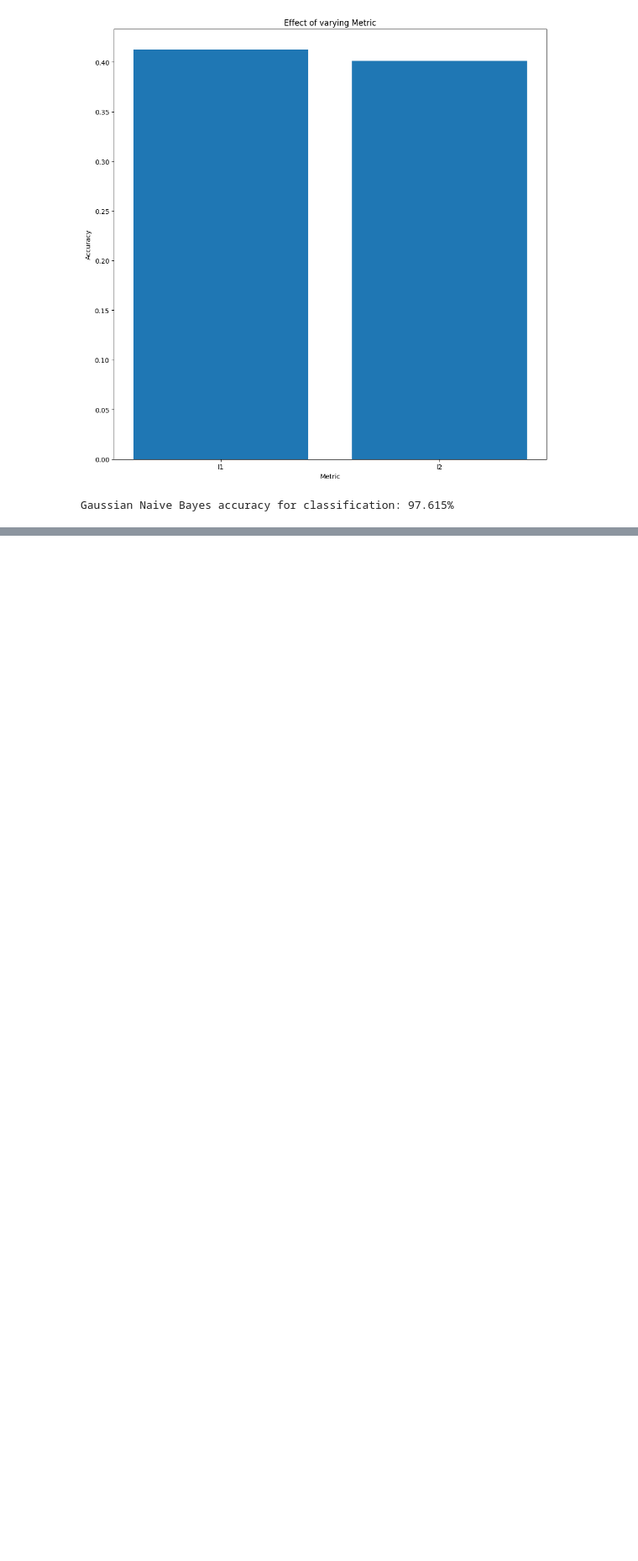
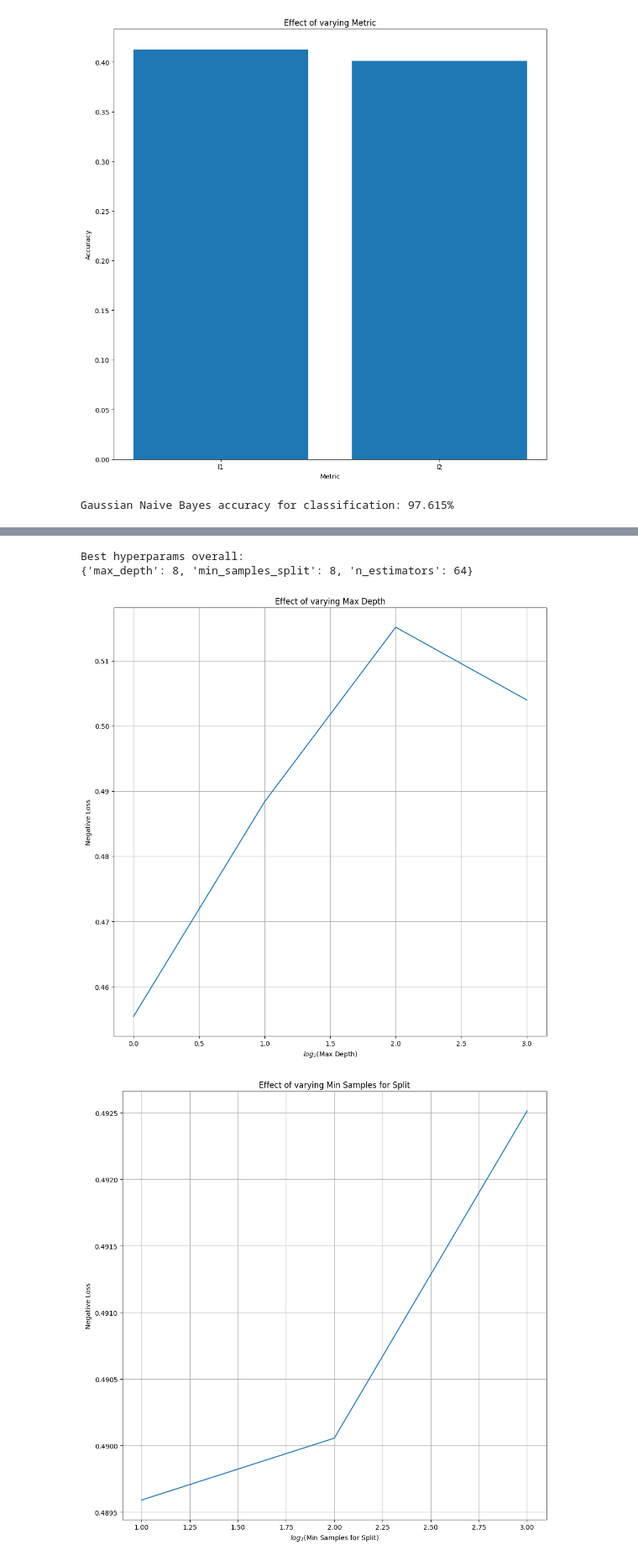
Before and after one commit to COSC5557/hyperparameter-optimization-Mikey-E, a Jupyter notebook: HPO.ipynb, the cells around one changed output, grey strips where cells are left out. Shown: that part at 84% size. Saved outputs shown, nothing was run; the diff lists cells and outputs as text; code cells hidden in the pictures; blank space fills up the shorter version.

Commit message:
random forest classifier done

```diff
--- a/HPO.ipynb
+++ b/HPO.ipynb
@@ -466,0 +472,5 @@ Random Forest's accuracy for classification: 99.538%
+# %%
+#Training (takes about 50 seconds)
+RFC_model = RandomForestClassifier(random_state=0)
+GS = GridSearchCV(RFC_model, parameters, scoring='accuracy')
+GS.fit(features_white.to_numpy(), target_white.to_numpy())
@@ -466,0 +483,38 @@ Random Forest's accuracy for classification: 99.538%
+# %%
+#Now to plot how the hyperparams change the model performance (on average)
+
+#First to get lists of what params were used at each run
+cv_n_estimators = GS.cv_results_['param_n_estimators']
+cv_max_depth = GS.cv_results_['param_max_depth']
+cv_min_samples_split = GS.cv_results_['param_min_samples_split']
+
+#And the score obtained at that run
+performances = GS.cv_results_['mean_test_score']
+
+#Now to loop thru, for every candidate find which runs it was a part of, and take the average of those performances
+for hyperparam_list, exponents, cv_results, name in [(hp_list_max_depth, hp_list_max_depth_exponents, cv_max_depth, "Max Depth"),
+                                         (hp_list_min_samples_split, hp_list_min_samples_split_exponents, cv_min_samples_split, "Min Samples for Split"),
+                                         (hp_list_n_estimators, hp_list_n_estimators_exponents, cv_n_estimators, "Number of Trees")]:
+    avgs = []
+    for candidate in hyperparam_list:
+        indexes = np.where(cv_results == candidate)[0]
+        hyperparam_performances = [performances[index] for index in indexes]
+        avg = sum(hyperparam_performances)/len(hyperparam_performances)
+        avgs.append(avg)
+
+    plt.figure(figsize=(10,10))
+    plt.plot(exponents, avgs)
+    plt.title("Effect of varying " + name)
+    plt.xlabel("$log_2$(" + name + ")")
+    plt.ylabel("Negative Loss")
+    plt.grid(True)
+    plt.tight_layout()
+    plt.savefig("graphs/random_forest_classifier/" + name)
+
+print("Best hyperparams overall:")
+print(GS.best_params_)
+# %% [output]
+Best hyperparams overall:
+{'max_depth': 8, 'min_samples_split': 8, 'n_estimators': 64}
+[figure, added]
+[figure, added]
```
Also changed, not shown: parts of 5 cells of this notebook, 6 other files.
